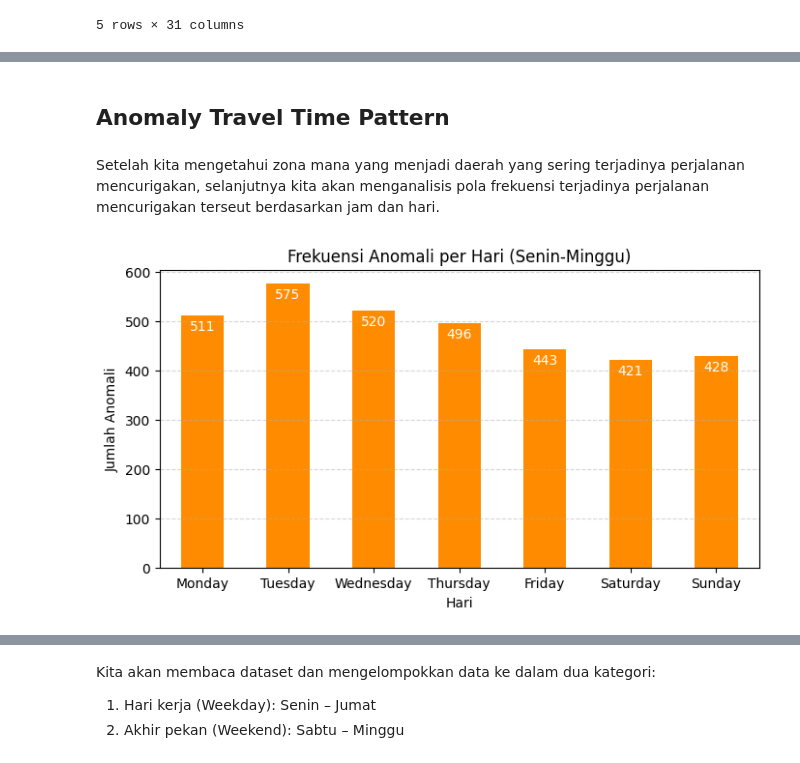
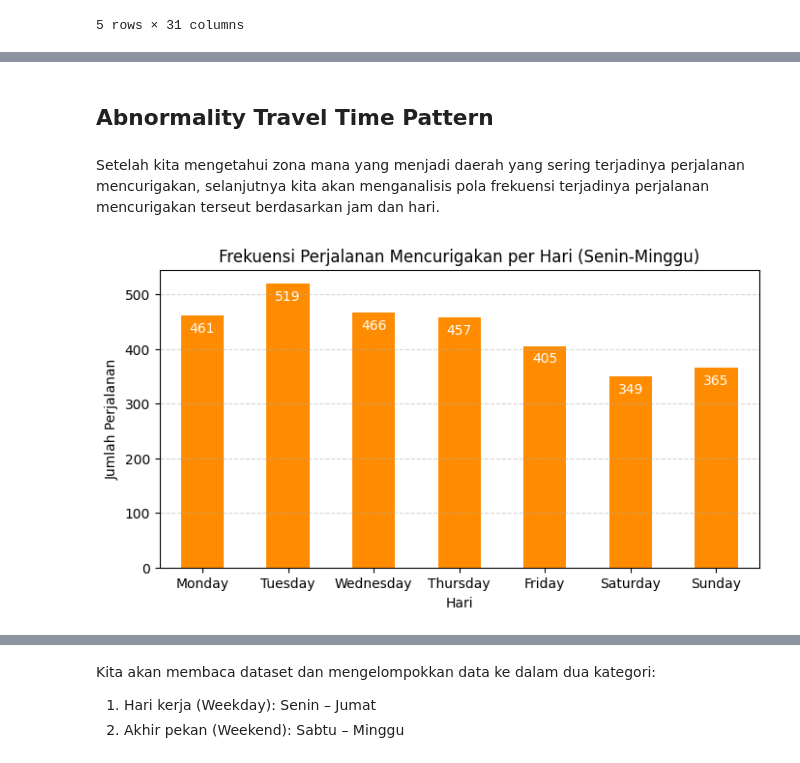
Before and after one commit to Meowstronot/New-York-City-TLC-Trip-Analyst, a Jupyter notebook: notebook/New York City TLC Trip.ipynb, the cells around one changed output, grey strips where cells are left out. Cells and saved outputs as stored; diff of their text form; code cells hidden in the pictures.

```diff
--- a/notebook/New York City TLC Trip.ipynb
+++ b/notebook/New York City TLC Trip.ipynb
@@ -416,0 +436,2 @@ df["Trip Duration (seconds)"] = df["Trip Duration"].dt.total_seconds()
+# %%
+df = df[(df['lpep_pickup_datetime'].dt.year == 2023) & (df['lpep_pickup_datetime'].dt.month == 1)]
@@ -416,0 +459,2 @@ df["Trip Duration (seconds)"] = df["Trip Duration"].dt.total_seconds()
+# %%
+df.drop(df[(df["PULocationID"].isin([264,265])) | (df["DOLocationID"].isin([264,265])) ].index, inplace=True)
@@ -913,30 +978,30 @@ Insight Perjalanan Mencurigakan per Zona (2009 - 2023):
 # %% [markdown]
-## Anomaly Travel Time Pattern
+## Abnormality Travel Time Pattern
 # %% [markdown]
 Setelah kita mengetahui zona mana yang menjadi daerah yang sering terjadinya perjalanan mencurigakan, selanjutnya kita akan menganalisis pola frekuensi terjadinya perjalanan mencurigakan terseut berdasarkan jam dan hari.
 # %%
 daily_anomalies_weekday = df.groupby("day_of_week")["Anomaly Travel"].sum()
 
 # Urutkan sesuai urutan hari dalam seminggu
 order = ['Monday', 'Tuesday', 'Wednesday', 'Thursday', 'Friday', 'Saturday', 'Sunday']
 daily_anomalies_weekday = daily_anomalies_weekday.reindex(order)
 
 # Grafik per hari (Senin-Minggu) dengan label horizontal
 plt.figure(figsize=(8, 4))
 bars = daily_anomalies_weekday.plot(kind='bar', color='darkorange')
-plt.title('Frekuensi Anomali per Hari (Senin-Minggu)')
+plt.title('Frekuensi Perjalanan Mencurigakan per Hari (Senin-Minggu)')
 plt.xlabel('Hari')
-plt.ylabel('Jumlah Anomali')
+plt.ylabel('Jumlah Perjalanan')
 plt.xticks(rotation=0)  # Label horizontal
 
 # Tambahkan label pada setiap bar
 for bar in bars.patches:
     plt.text(bar.get_x() + bar.get_width() / 2,  # Posisi X (tengah batang)
             bar.get_height() - 30,               # Posisi Y (sedikit di atas batang)
             int(bar.get_height()),               # Nilai label
             ha='center',color="white"  )         # Rata tengah
 
 plt.grid(axis='y', linestyle='--', alpha=0.5)
 plt.show()
 # %% [output]
-[figure, old version]
+[figure, new version]
```
Also changed, not shown: parts of 81 cells of this notebook, 2 other files.
